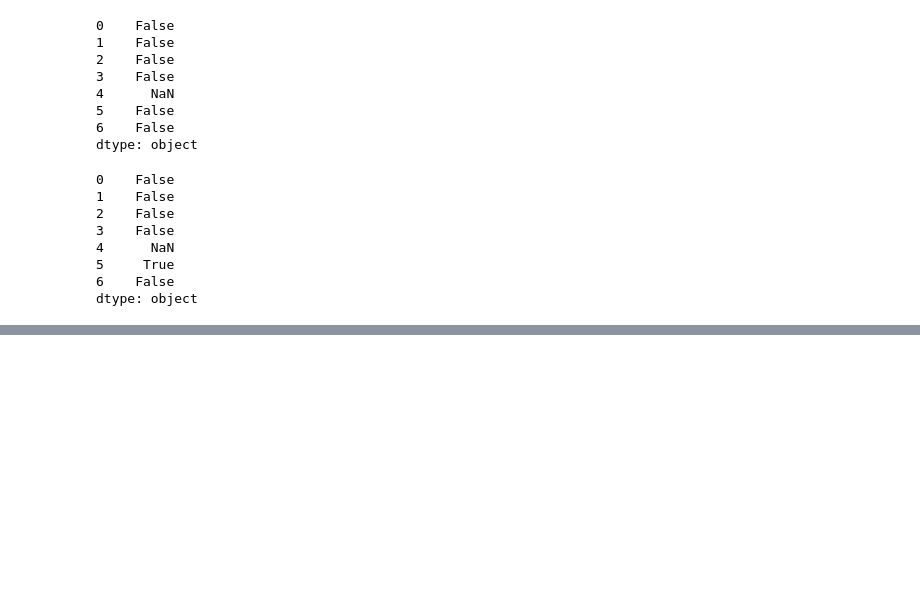
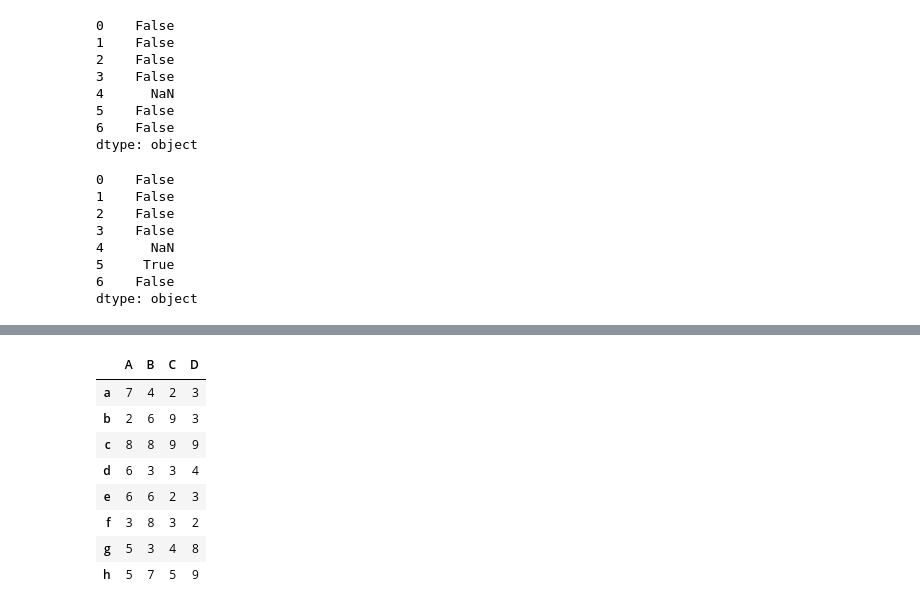
Before and after one commit to mga321/tutorialspoint_notebooks, a Jupyter notebook: pandas.ipynb, the cells around one changed output, grey strips where cells are left out. Drawn from its saved outputs; the diff is of its cells as text; code cells hidden in the pictures; blank space fills up the shorter version.

Commit message:
Indexing and selecting data

```diff
--- a/pandas.ipynb
+++ b/pandas.ipynb
@@ -1178,0 +1188,14 @@ dtype: object
+# %%
+# Create a DataFrame for this section
+df = pd.DataFrame(np.random.randint(1, 10, size=(8, 4)), index=['a', 'b', 'c', 'd', 'e', 'f', 'g', 'h'], columns=['A', 'B', 'C', 'D'])
+df
+# %% [output]
+|  | A | B | C | D |
+| a | 7 | 4 | 2 | 3 |
+| b | 2 | 6 | 9 | 3 |
+| c | 8 | 8 | 9 | 9 |
+| d | 6 | 3 | 3 | 4 |
+| e | 6 | 6 | 2 | 3 |
+| f | 3 | 8 | 3 | 2 |
+| g | 5 | 3 | 4 | 8 |
+| h | 5 | 7 | 5 | 9 |
```
Also changed, not shown: parts of 11 cells of this notebook.
